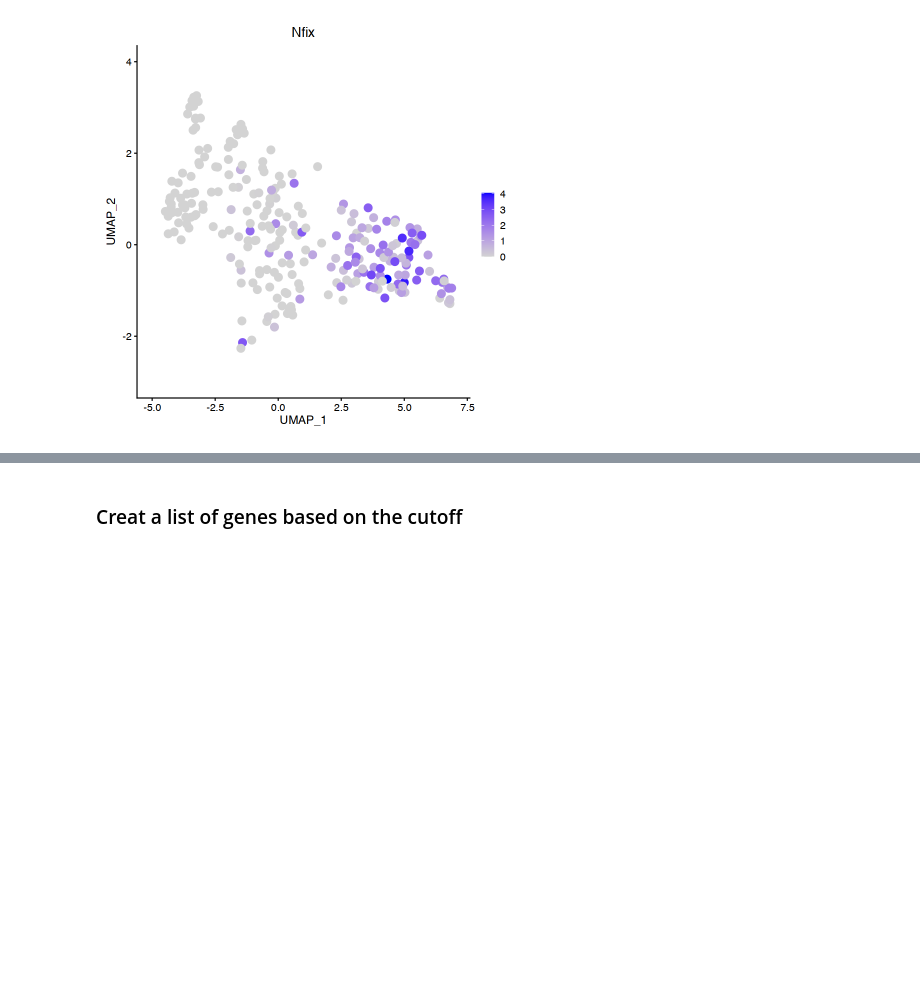
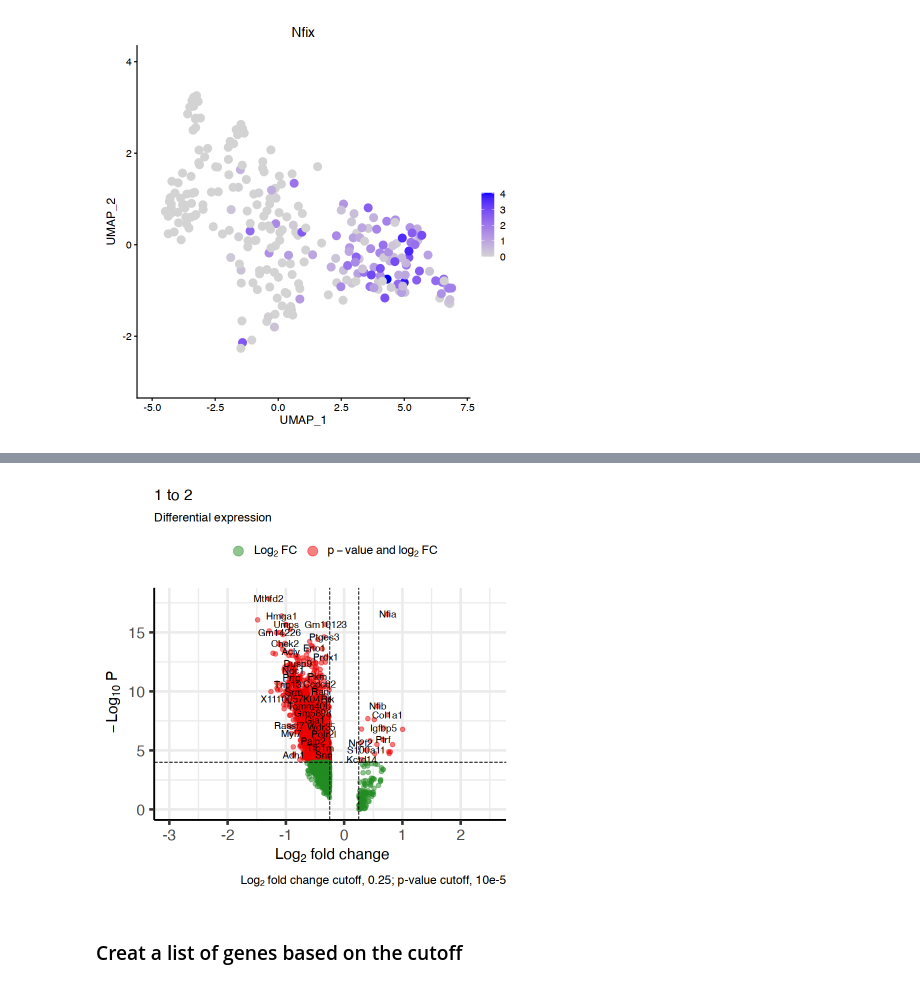
Before and after one commit to bowleslab/ovary, a Jupyter notebook: Report 2. Differential expression analysis -Mesenchymal Stevant et al. 2019.ipynb, the cells around one changed output, grey strips where cells are left out. Drawn from its saved outputs; the diff is of its cells as text; code cells hidden in the pictures; blank space fills up the shorter version.

```diff
--- a/Report 2. Differential expression analysis -Mesenchymal Stevant et al. 2019.ipynb
+++ b/Report 2. Differential expression analysis -Mesenchymal Stevant et al. 2019.ipynb
@@ -321,9 +321,3 @@ pbmc = subset(x = pbmc, idents = c("4","5"), invert = TRUE)
 DimPlot(pbmc, reduction = "umap", label =TRUE)
 # %% [output]
 [figure]
-# %%
-pbmc <- RenameIdents(pbmc, '1' = 'Early progenitors',
-                     '2' = 'Progenitors',
-                                '3' = 'Stroma projenitors' )
-
-DimPlot(pbmc, reduction = "umap")
@@ -408,16 +461,18 @@ head(cluste1_2.DEG)
 # %%
 EnhancedVolcano(cluste1_2.DEG,
                 lab = cluste1_2.DEG$gene,
                 x = 'avg_log2FC',
                 y = 'p_val',
                 ylim = 0,
                 title = '1 to 2',
                 pCutoff = 10e-5,
-                FCcutoff = 0.4,
+                FCcutoff = 0.25,
                 pointSize = 2.0,
                 labSize = 4.0,
-                caption = bquote(~Log[2]~ "fold change cutoff, 0.4; p-value cutoff, 10e-5"),
+                caption = bquote(~Log[2]~ "fold change cutoff, 0.25; p-value cutoff, 10e-5"),
                 subtitle = "Differential expression")
+# %% [output]
+[figure, added]
 # %% [markdown]
 <h3>Creat a list of genes based on the cutoff</h3>
 # %%
```
Also changed, not shown: parts of 20 cells of this notebook.
